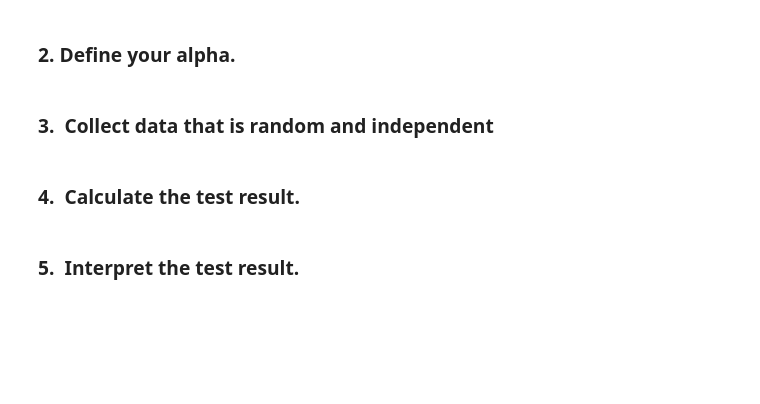
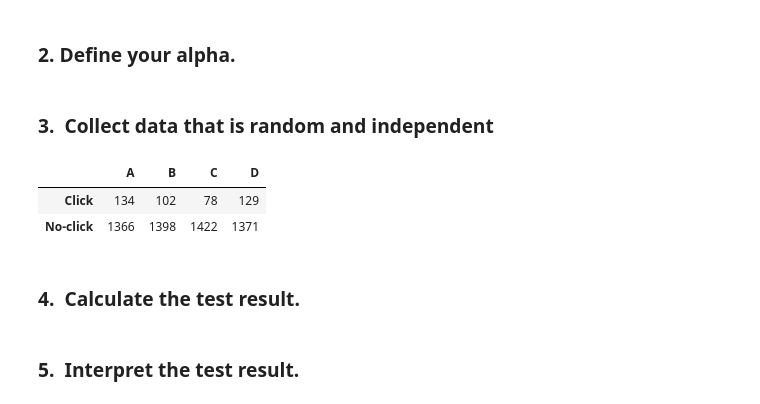
Before and after one commit to gastan81/A-B_testing, a Jupyter notebook: 6_chi_square_test_structure.ipynb, the cells around one changed output. Saved outputs shown, nothing was run; the diff lists cells and outputs as text; code cells hidden in the pictures; blank space fills up the shorter version.

```diff
--- a/6_chi_square_test_structure.ipynb
+++ b/6_chi_square_test_structure.ipynb
@@ -374,3 +373,16 @@ Follow these steps:
+# %%
+# What could this be?
+Click = [134, 102, 78, 129]
+No_click = [1500 - 134, 1500 - 102, 1500 - 78, 1500 - 129]
+
+clicks = pd.DataFrame([Click, No_click],
+                                  columns = ["A", "B", "C", 'D'],
+                                  index = ["Click", "No-click"])
+clicks
+# %% [output]
+|  | A | B | C | D |
+| Click | 134 | 102 | 78 | 129 |
+| No-click | 1366 | 1398 | 1422 | 1371 |
 # %% [markdown]
 ### 4.&nbsp; Calculate the test result.
 # %%
```
Also changed, not shown: parts of 9 cells of this notebook.
